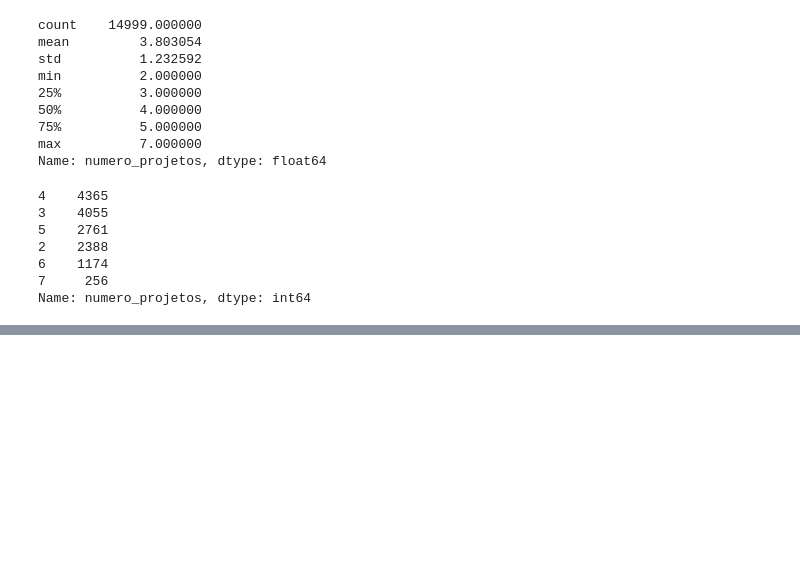
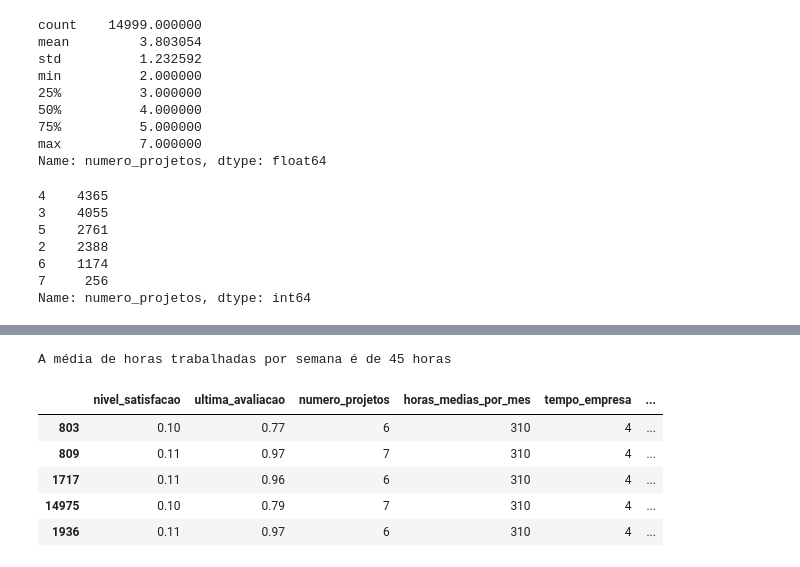
Before and after one commit to Krupique/challenges-kaggle, a Jupyter notebook: challenges/14_PeopleAnalytics/PeopleAnalytics.ipynb, the cells around one changed output, grey strips where cells are left out. Saved outputs shown, nothing was run; the diff lists cells and outputs as text; code cells hidden in the pictures; blank space fills up the shorter version.

Commit message:
CHORE: Atualização do projeto de People Analytics

```diff
--- a/challenges/14_PeopleAnalytics/PeopleAnalytics.ipynb
+++ b/challenges/14_PeopleAnalytics/PeopleAnalytics.ipynb
@@ -206,0 +223,14 @@ exibeBarplot(df_ind, coluna='numero_projetos', xlabel='Número de projetos' , yl
+# %%
+week_mean = round(df_ind['horas_medias_por_mes'].describe()['mean'] / 4.5)
+print(f'A média de horas trabalhadas por semana é de {week_mean} horas')
+# %% [output]
+A média de horas trabalhadas por semana é de 45 horas
+# %%
+df_ind.sort_values(by=['horas_medias_por_mes'], ascending=False).head(5)
+# %% [output]
+|  | nivel_satisfacao | ultima_avaliacao | numero_projetos | horas_medias_por_mes | tempo_empresa | ... |
+| 803 | 0.10 | 0.77 | 6 | 310 | 4 | ... |
+| 809 | 0.11 | 0.97 | 7 | 310 | 4 | ... |
+| 1717 | 0.11 | 0.96 | 6 | 310 | 4 | ... |
+| 14975 | 0.10 | 0.79 | 7 | 310 | 4 | ... |
+| 1936 | 0.11 | 0.97 | 6 | 310 | 4 | ... |
```
Also changed, not shown: parts of 21 cells of this notebook.
